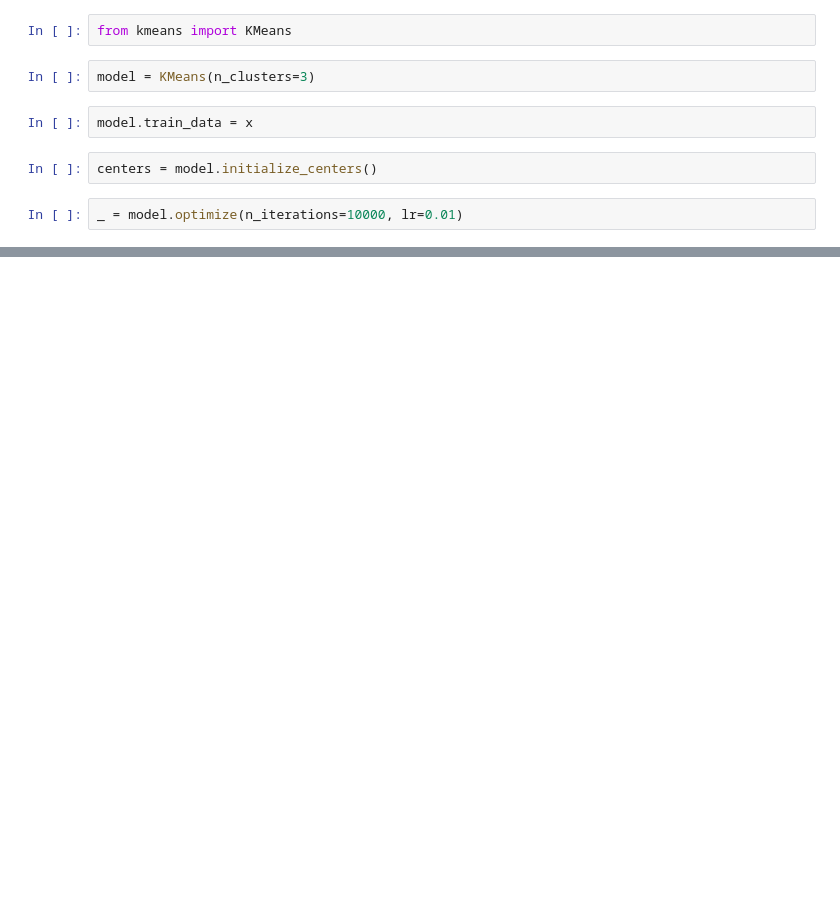
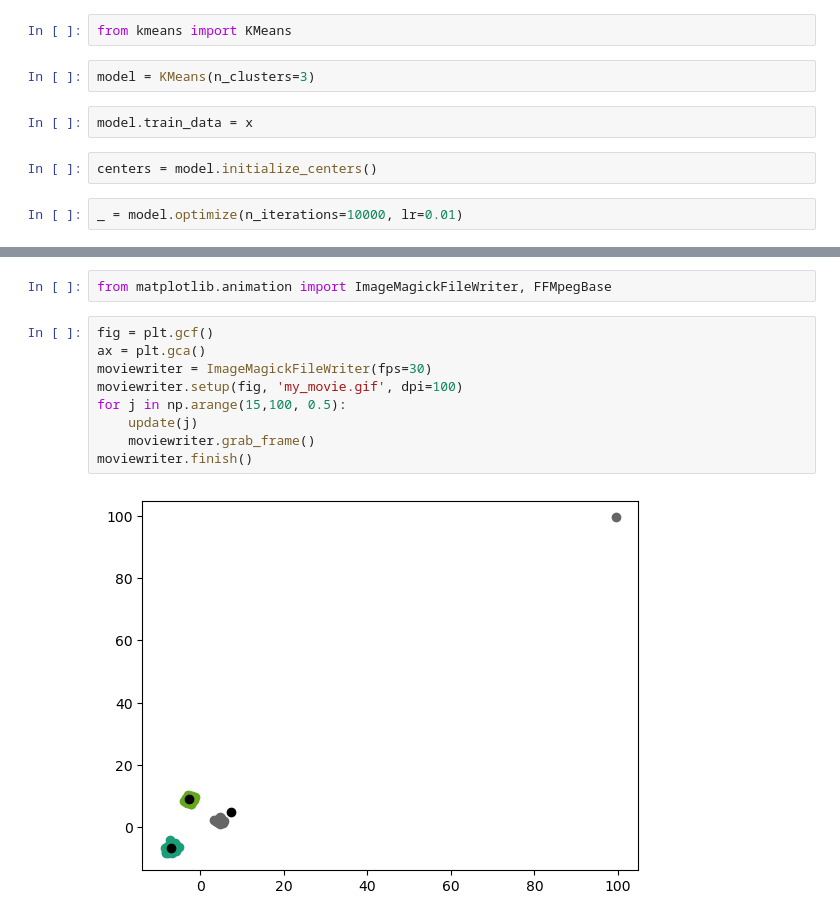
Before and after one commit to GreatestTrain/clustering, a Jupyter notebook: 03-kmeans.ipynb, the cells around one changed output, grey strips where cells are left out. Saved outputs shown, nothing was run; the diff lists cells and outputs as text; blank space fills up the shorter version.

```diff
--- a/03-kmeans.ipynb
+++ b/03-kmeans.ipynb
@@ -38,0 +67,13 @@ plot_blobs(model.centers, np.arange(0,len(model.centers)), ax=plt.gca(), cmap='D
+# %%
+from matplotlib.animation import ImageMagickFileWriter, FFMpegBase
+# %%
+fig = plt.gcf()
+ax = plt.gca()
+moviewriter = ImageMagickFileWriter(fps=30)
+moviewriter.setup(fig, 'my_movie.gif', dpi=100)
+for j in np.arange(15,100, 0.5):
+    update(j)
+    moviewriter.grab_frame()
+moviewriter.finish()
+# %% [output]
+[figure, added]
```
Also changed, not shown: parts of 7 cells of this notebook, 2 other files.
